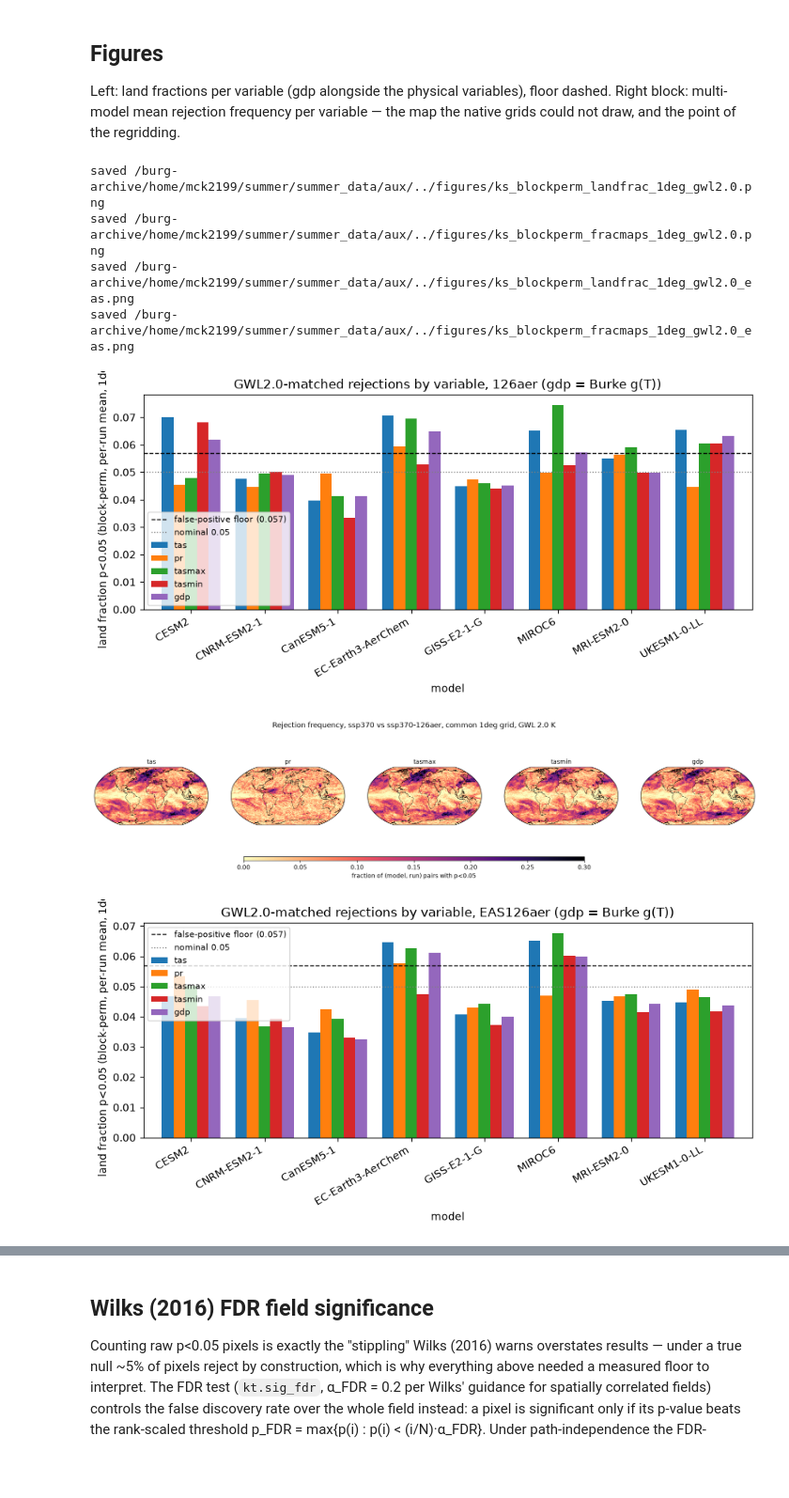
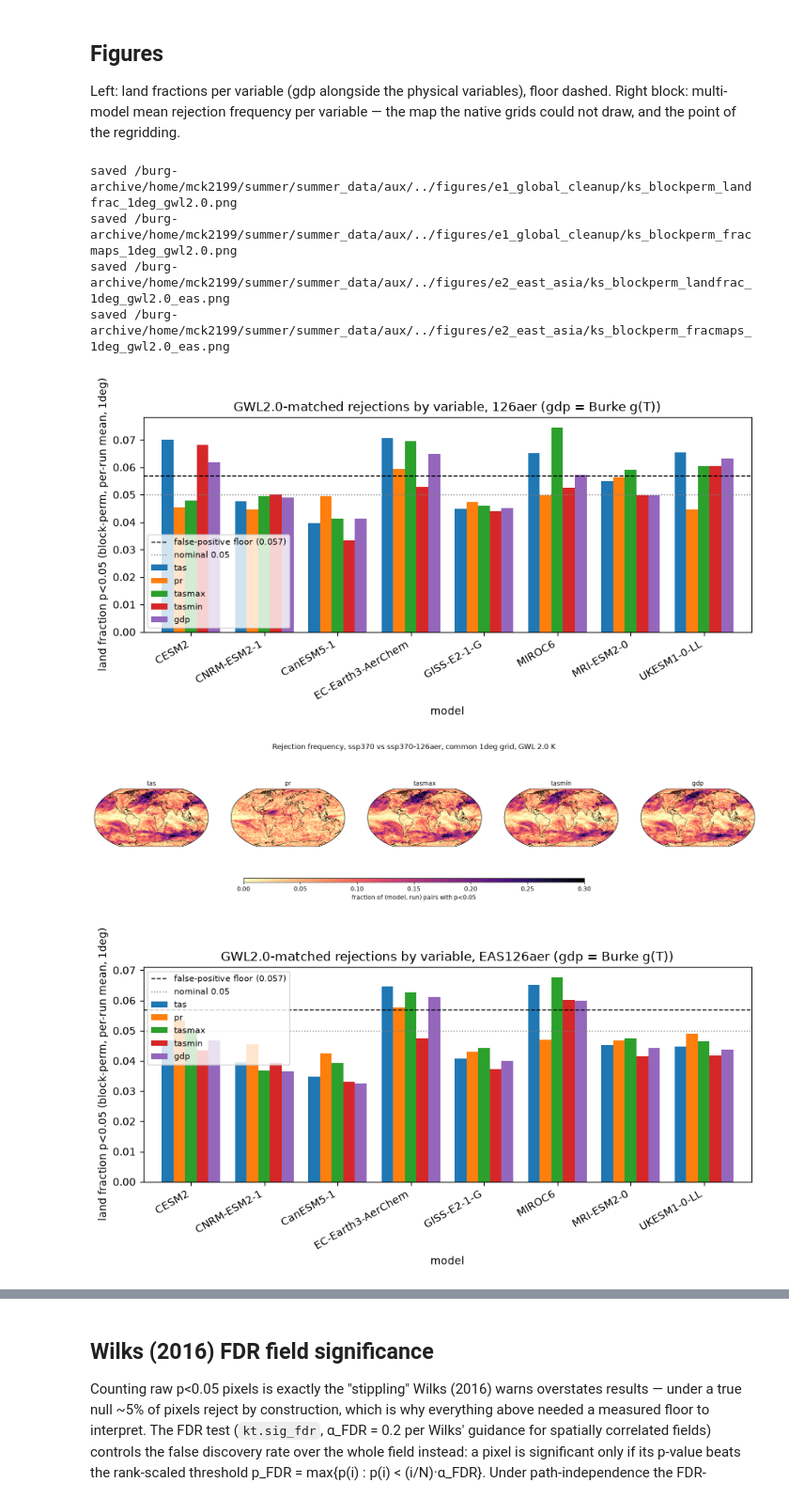
Before and after one commit to milindkudapa/bcd_me, a Jupyter notebook: path_independence/pipeline/ks_gwl_1deg.ipynb, the cells around one changed output, grey strips where cells are left out. Shown at 94% size. Drawn from its saved outputs; the diff is of its cells as text; code cells hidden in the pictures; blank space fills up the shorter version.

```diff
--- a/path_independence/pipeline/ks_gwl_1deg.ipynb
+++ b/path_independence/pipeline/ks_gwl_1deg.ipynb
@@ -43,7 +43,8 @@ RAW     = dir_list['raw'] + 'ramip/'
 GWL_DIR = dir_list['aux'] + 'diagnostics/ramip_gwl/'
 KS1_DIR = GWL_DIR + 'ks_1deg/'
 PRODUCT = dir_list['aux'] + 'gwl_timeseries.zarr'
-out_dir = dir_list['aux'] + '../figures/'
+out_dir = dir_list['aux'] + '../figures/e1_global_cleanup/'
+import os; os.makedirs(out_dir, exist_ok=True)
 os.makedirs(KS1_DIR, exist_ok=True)
 
 GWL, ALPHA = 2.0, 0.05
@@ -378,50 +363,52 @@ Left: land fractions per variable (gdp alongside the physical variables), floor
 block: multi-model mean rejection frequency per variable — the map the native grids could not
 draw, and the point of the regridding.
 # %%
+out_dir_eas = dir_list['aux'] + '../figures/e2_east_asia/'
+import os; os.makedirs(out_dir_eas, exist_ok=True)
 chk = xr.open_zarr(PRODUCT, group='ks')
 for cmp_key, other_exp in OTHERS.items():
     tag = other_exp.replace('ssp370-', '')
     suf = '' if cmp_key == 'glob' else f'_{cmp_key}'
 
     fig, ax = plt.subplots(figsize=(9, 4.5))
     frac[cmp_key][VARS].plot.bar(ax=ax, width=0.8)
     ax.axhline(0.057, color='k', ls='--', lw=1, label='false-positive floor (0.057)')
     ax.axhline(ALPHA, color='grey', ls=':', lw=1, label=f'nominal {ALPHA}')
     ax.set_ylabel(f'land fraction p<{ALPHA} (block-perm, per-run mean, 1deg)')
     ax.set_title(f'GWL{GWL}-matched rejections by variable, {tag} (gdp = Burke g(T))')
     ax.legend(fontsize=8)
     plt.setp(ax.get_xticklabels(), rotation=30, ha='right')
     fig.tight_layout()
-    fig.savefig(out_dir + f'ks_blockperm_landfrac_1deg_gwl{GWL}{suf}.png',
+    fig.savefig((out_dir_eas if suf else out_dir) + f'ks_blockperm_landfrac_1deg_gwl{GWL}{suf}.png',
                 dpi=150, bbox_inches='tight')
-    print('saved', out_dir + f'ks_blockperm_landfrac_1deg_gwl{GWL}{suf}.png')
+    print('saved', (out_dir_eas if suf else out_dir) + f'ks_blockperm_landfrac_1deg_gwl{GWL}{suf}.png')
 
     rej = (chk.p_blockperm.sel(comparison=tag) < ALPHA)\
         .where(chk.p_blockperm.sel(comparison=tag).notnull()).mean(('model', 'pair'))
     fig, axs = plt.subplots(1, len(VARS), figsize=(4 * len(VARS), 3.2),
                             subplot_kw={'projection': ccrs.Robinson()})
     for ax, var in zip(np.atleast_1d(axs), VARS):
         fld = rej.sel(var=var)
         im = ax.pcolormesh(fld.lon, fld.lat, fld, cmap='magma_r', vmin=0, vmax=0.3,
                            transform=ccrs.PlateCarree())
         ax.coastlines(lw=0.4)
         ax.set_title(var, fontsize=10)
     cax = fig.add_axes([0.3, 0.02, 0.4, 0.03])
     fig.colorbar(im, cax=cax, orientation='horizontal',
                  label=f'fraction of (model, run) pairs with p<{ALPHA}')
     fig.suptitle(f'Rejection frequency, ssp370 vs {other_exp}, common 1deg grid, GWL {GWL} K',
                  y=1.04)
-    fig.savefig(out_dir + f'ks_blockperm_fracmaps_1deg_gwl{GWL}{suf}.png',
+    fig.savefig((out_dir_eas if suf else out_dir) + f'ks_blockperm_fracmaps_1deg_gwl{GWL}{suf}.png',
                 dpi=150, bbox_inches='tight')
-    print('saved', out_dir + f'ks_blockperm_fracmaps_1deg_gwl{GWL}{suf}.png')
+    print('saved', (out_dir_eas if suf else out_dir) + f'ks_blockperm_fracmaps_1deg_gwl{GWL}{suf}.png')
 # %% [output]
-saved /burg-archive/home/mck2199/summer/summer_data/aux/../figures/ks_blockperm_landfrac_1deg_gwl2.0.png
-saved /burg-archive/home/mck2199/summer/summer_data/aux/../figures/ks_blockperm_fracmaps_1deg_gwl2.0.png
-saved /burg-archive/home/mck2199/summer/summer_data/aux/../figures/ks_blockperm_landfrac_1deg_gwl2.0_eas.png
-saved /burg-archive/home/mck2199/summer/summer_data/aux/../figures/ks_blockperm_fracmaps_1deg_gwl2.0_eas.png
+saved /burg-archive/home/mck2199/summer/summer_data/aux/../figures/e1_global_cleanup/ks_blockperm_landfrac_1deg_gwl2.0.png
+saved /burg-archive/home/mck2199/summer/summer_data/aux/../figures/e1_global_cleanup/ks_blockperm_fracmaps_1deg_gwl2.0.png
+saved /burg-archive/home/mck2199/summer/summer_data/aux/../figures/e2_east_asia/ks_blockperm_landfrac_1deg_gwl2.0_eas.png
+saved /burg-archive/home/mck2199/summer/summer_data/aux/../figures/e2_east_asia/ks_blockperm_fracmaps_1deg_gwl2.0_eas.png
-[figure, old version]
+[figure, new version]
 [figure]
-[figure, old version]
+[figure, new version]
 [figure]
 # %% [markdown]
 ## Wilks (2016) FDR field significance
```
Also changed, not shown: parts of 3 cells of this notebook, 43 other files.
